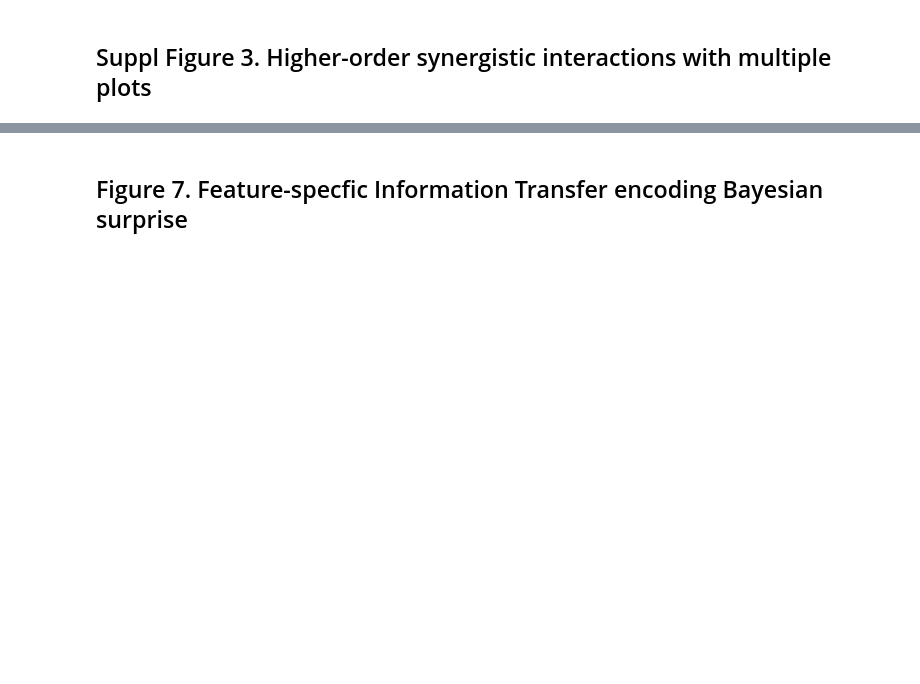
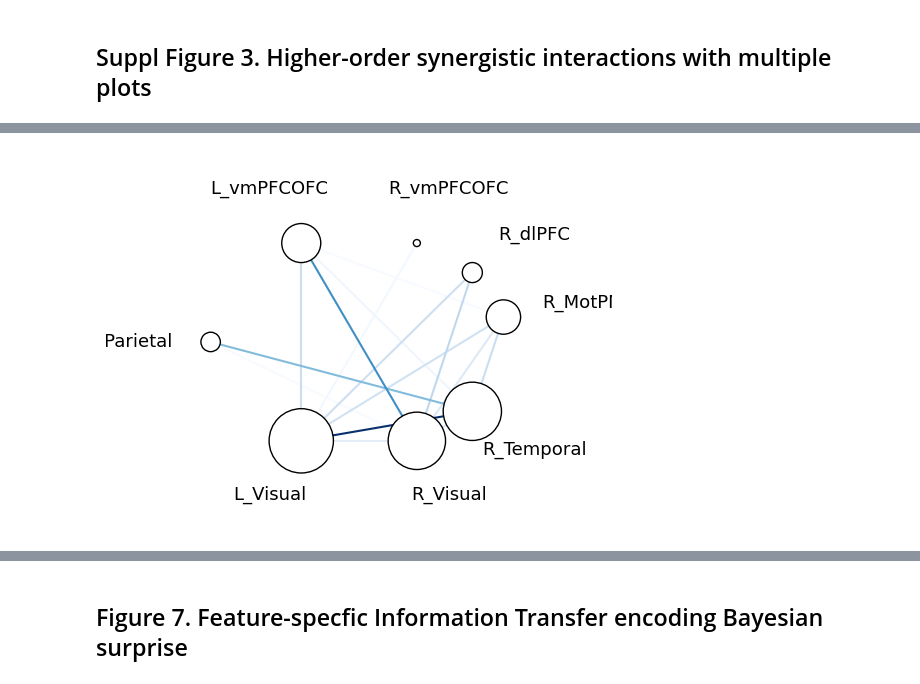
Before and after one commit to brainets/hosi_infogain, a Jupyter notebook: notebooks/main_figures.ipynb, the cells around one changed output, grey strips where cells are left out. Saved outputs shown, nothing was run; the diff lists cells and outputs as text; code cells hidden in the pictures; blank space fills up the shorter version.

```diff
--- a/notebooks/main_figures.ipynb
+++ b/notebooks/main_figures.ipynb
@@ -581,0 +728,84 @@ fig.savefig('/home/INT/brovelli.a/Desktop/fig_visuomotor_meg/Fig_6.png', dpi=300
+# %%
+aaaa=np.arange(0,220) #one can chose aaaa, bbbb, cccc differently to plot hypergraph for different time intervals. Here we want to see the aggregated hypergraph for all the time steps (from 0 to 401)
+#bbbb=np.arange(100,200)
+#cccc=np.arange(200,401)
+max_order = 5
+for indices in [aaaa]:
+
+    pesi={}
+    ama=0
+    ami=1000
+
+    for k in range(max_order-2):
+        k=k+2
+
+        #ind=np.where(total_syn[k]>0)[0]
+        pesi[k]=np.sum(syn_dict[k][:,indices], axis=1)
+
+        amaa=max(pesi[k])
+        ama=max(ama, amaa)
+
+        amii=min(pesi[k])
+        ami=min(ami, amii)
+
+
+    node_siz={}
+    print(ama,ami)
+    for i in [2,3,4]:
+
+        weights=[]
+
+        zipped=zip(link_dict[i], pesi[i])
+        zipped_ord=sorted(zipped, key = operator.itemgetter(1))
+
+        for link, weig in zipped_ord:
+            if weig != 0.:
+                tupl=()
+                for l in link:
+
+                    tupl += (l,)
+                tupl += (str(weig),)
+                weights.append(tupl)
+
+        H_hypergraph=xgi.Hypergraph()
+        H_hypergraph_empty=xgi.Hypergraph()
+        H_hypergraph.add_nodes_from(list_rois)
+        H_hypergraph_empty.add_nodes_from(list_rois)
+        H_hypergraph.add_weighted_edges_from(weights)
+
+        node_siz[i]={}
+        for r in list_rois:
+            aa=0
+            for l, link in enumerate(link_dict[i]):
+                if r in link:
+                    aa+=pesi[i][l]
+
+            node_siz[i][r]=aa/20
+
+        h1=[]
+        for _, h in zipped_ord:
+            if h !=0.:
+                h1.append(h)
+
+
+
+        #print(max((h1-ami)/(ama-ami)))
+        plt.figure(figsize=(5.2,3.8))
+        cmap=cm.Blues((h1-ami)/(ama-ami))
+        if i==2:
+            xgi.draw(H_hypergraph, pos=coord, ax=None, dyad_color=cmap, dyad_lw=1.5, edge_fc='r', node_fc='white', node_ec='black', node_lw=1, node_size=node_siz[i], max_order=2, node_labels=False, hyperedge_labels=False)
+            xgi.draw(H_hypergraph_empty, pos=coord_double, ax=None, dyad_color='white', dyad_lw=1.5, edge_fc='white', node_fc='white', node_ec='blue', node_lw=1, node_size=0, max_order=2, node_labels=True, hyperedge_labels=False, font_size_nodes=13)
+
+        else:
+            xgi.draw(H_hypergraph, pos=coord, ax=None, dyad_color='black', dyad_lw=1.5, edge_fc=cmap, node_fc='white', \
+                node_ec='black', node_lw=1, node_size=node_siz[i], max_order=i, node_labels=False, hyperedge_labels=False, hull=True)
+            #xgi.draw_node_labels(H_hypergraph, pos=coord, node_labels=False, font_size_nodes=10, font_color_nodes='black', font_family_nodes='sans-serif', font_weight_nodes='normal', alpha_nodes=0.5, bbox_nodes=None, horizontalalignment_nodes='left', verticalalignment_nodes='bottom', ax_nodes=None, clip_on_nodes=True)
+            xgi.draw(H_hypergraph_empty, pos=coord_double, ax=None, dyad_color='white', dyad_lw=1.5, edge_fc='white', \
+                node_fc='white', node_ec='blue', node_lw=1, node_size=0, max_order=2, node_labels=True, hyperedge_labels=False, \
+                     font_size_nodes=12)
+
+        plt.tight_layout(pad=0.5)
+        # plt.savefig('figure/aggregated_graph_synergy_order_'+ str(i), dpi=600)
+        plt.show()
+        plt.close()
+# %% [output]
@@ -581,0 +813 @@ fig.savefig('/home/INT/brovelli.a/Desktop/fig_visuomotor_meg/Fig_6.png', dpi=300
+[figure, added]
```
Also changed, not shown: parts of 13 cells of this notebook.
